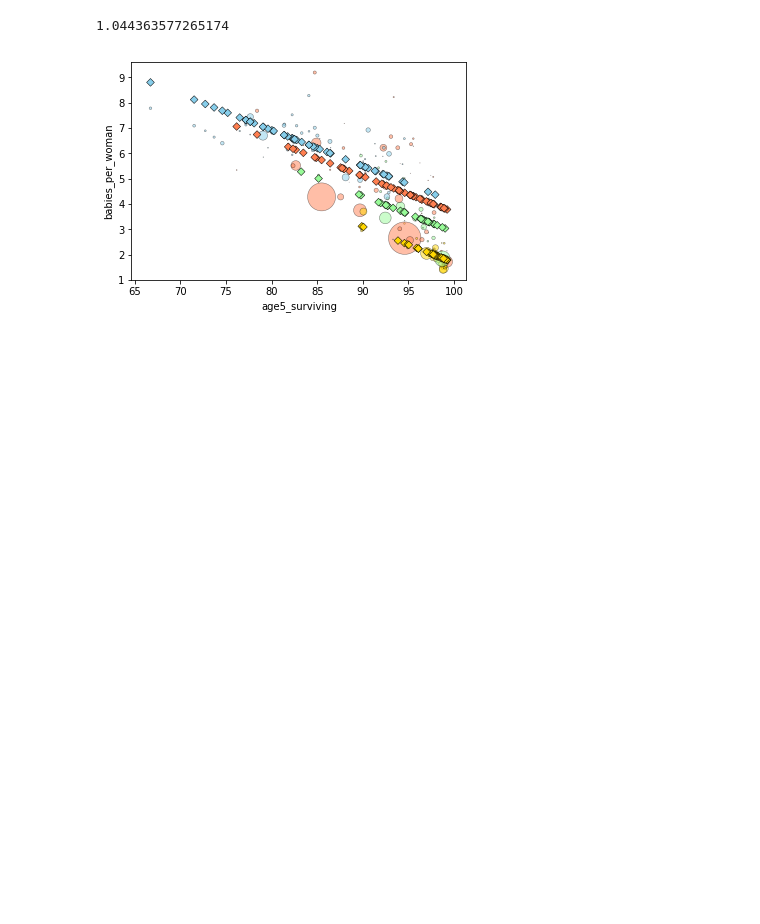
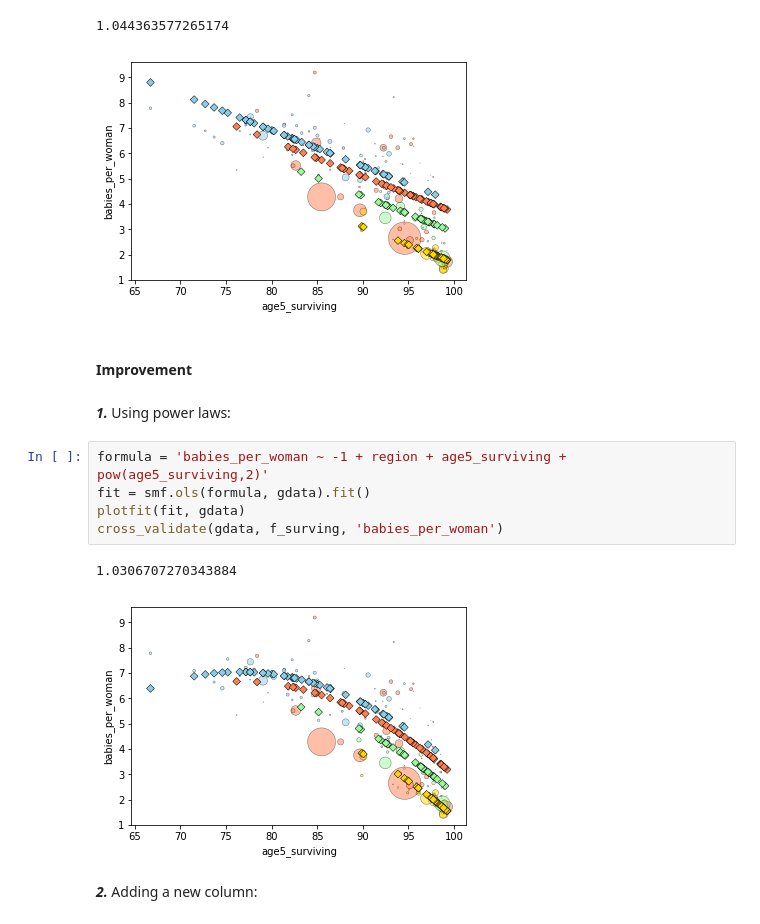
Before and after one commit to fabianfranklinhuffstead/VariousDatasetAnalysis, a Jupyter notebook: Exercise Files/chapter5/workbook_05_07-08_challenge.ipynb, the cells around one changed output. Cells and saved outputs as stored; diff of their text form; blank space fills up the shorter version.

```diff
--- a/Exercise Files/chapter5/workbook_05_07-08_challenge.ipynb
+++ b/Exercise Files/chapter5/workbook_05_07-08_challenge.ipynb
@@ -66,3 +66,17 @@ cross_validate(gdata, f_surving, 'babies_per_woman')
 # %% [output]
 1.044363577265174
 [figure]
+# %% [markdown]
+#### Improvement
+# %% [markdown]
+***1.*** Using power laws:
+# %%
+formula = 'babies_per_woman ~ -1 + region + age5_surviving + pow(age5_surviving,2)'
+fit = smf.ols(formula, gdata).fit()
+plotfit(fit, gdata)
+cross_validate(gdata, f_surving, 'babies_per_woman')
+# %% [output]
+1.0306707270343884
+[figure, added]
+# %% [markdown]
+***2.*** Adding a new column:
```
Also changed, not shown: parts of 2 cells of this notebook.
